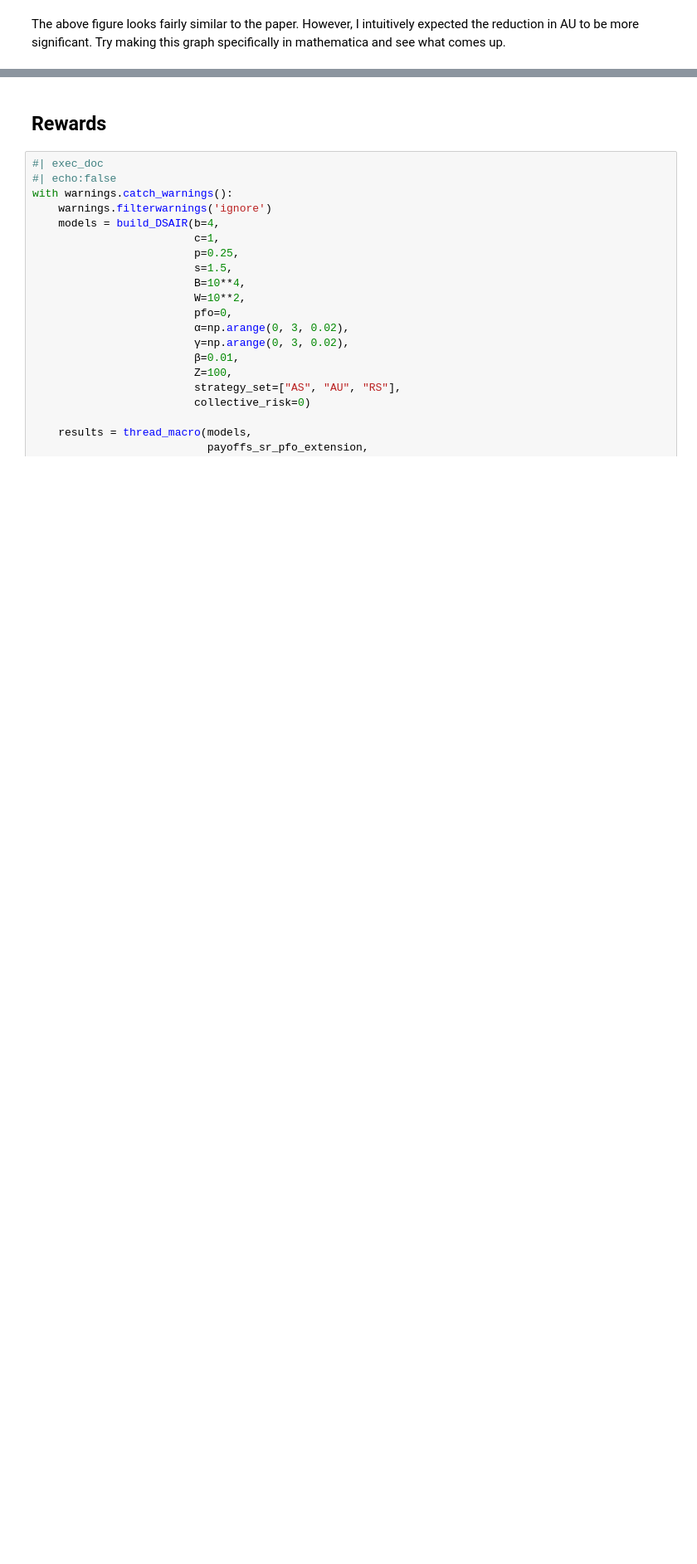
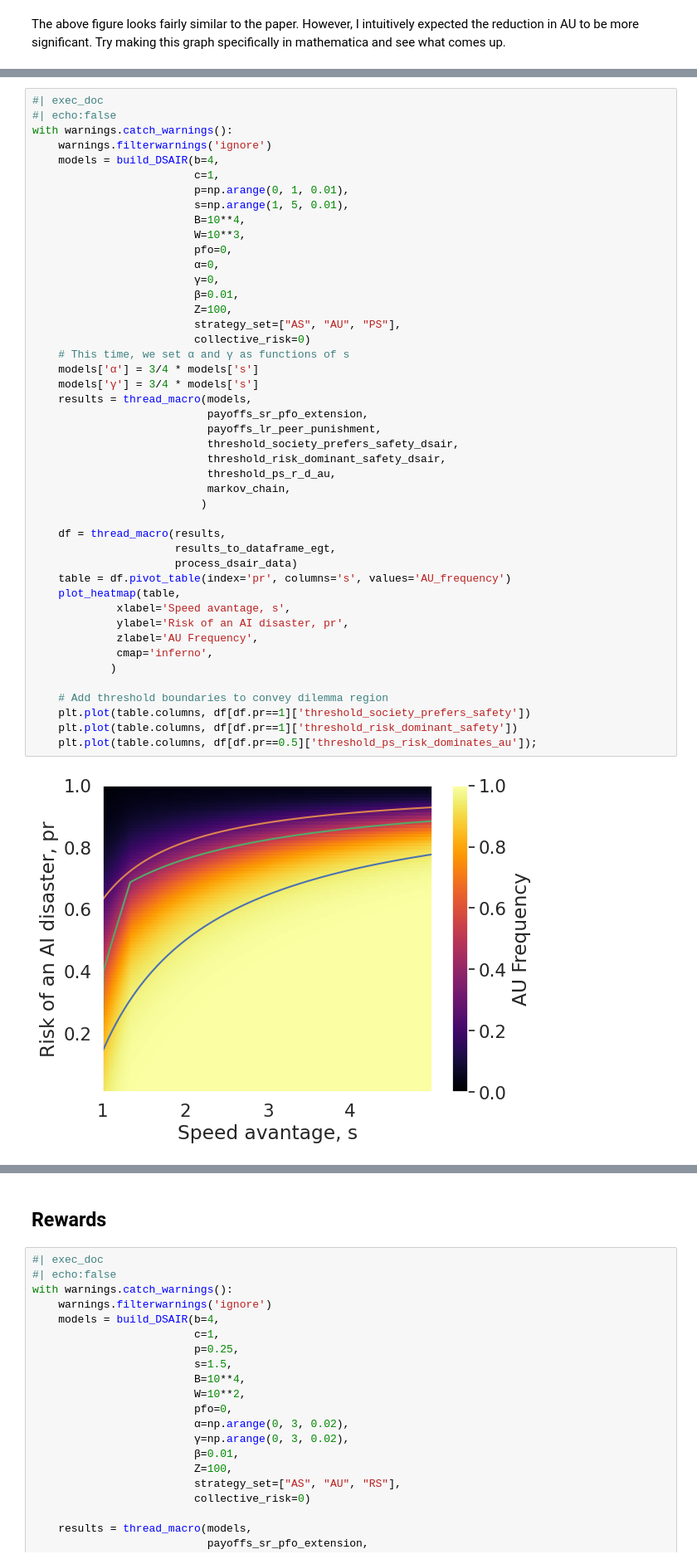
Before and after one commit to PaoloBova/gh-pages-example, a Jupyter notebook: nbs/Analysis/10_analysis_dsair.ipynb, the cells around one changed output, grey strips where cells are left out. Shown at 83% size. Saved outputs shown, nothing was run; the diff lists cells and outputs as text; blank space fills up the shorter version.

```diff
--- a/nbs/Analysis/10_analysis_dsair.ipynb
+++ b/nbs/Analysis/10_analysis_dsair.ipynb
@@ -626,0 +704,47 @@ The above figure looks fairly similar to the paper. However, I intuitively expec
+# %%
+#| exec_doc
+#| echo:false
+with warnings.catch_warnings():
+    warnings.filterwarnings('ignore')
+    models = build_DSAIR(b=4,
+                         c=1,
+                         p=np.arange(0, 1, 0.01),
+                         s=np.arange(1, 5, 0.01),
+                         B=10**4,
+                         W=10**3,
+                         pfo=0,
+                         α=0,
+                         γ=0,
+                         β=0.01,
+                         Z=100,
+                         strategy_set=["AS", "AU", "PS"],
+                         collective_risk=0)
+    # This time, we set α and γ as functions of s
+    models['α'] = 3/4 * models['s']
+    models['γ'] = 3/4 * models['s']
+    results = thread_macro(models,
+                           payoffs_sr_pfo_extension,
+                           payoffs_lr_peer_punishment,
+                           threshold_society_prefers_safety_dsair,
+                           threshold_risk_dominant_safety_dsair,
+                           threshold_ps_r_d_au,
+                           markov_chain,
+                          )
+
+    df = thread_macro(results,
+                      results_to_dataframe_egt,
+                      process_dsair_data)
+    table = df.pivot_table(index='pr', columns='s', values='AU_frequency')
+    plot_heatmap(table,
+             xlabel='Speed avantage, s',
+             ylabel='Risk of an AI disaster, pr',
+             zlabel='AU Frequency',
+             cmap='inferno',
+            )
+
+    # Add threshold boundaries to convey dilemma region
+    plt.plot(table.columns, df[df.pr==1]['threshold_society_prefers_safety'])
+    plt.plot(table.columns, df[df.pr==1]['threshold_risk_dominant_safety'])
+    plt.plot(table.columns, df[df.pr==0.5]['threshold_ps_risk_dominates_au']);
+# %% [output]
+[figure, added]
```
Also changed, not shown: parts of 14 cells of this notebook, 2 other files.
